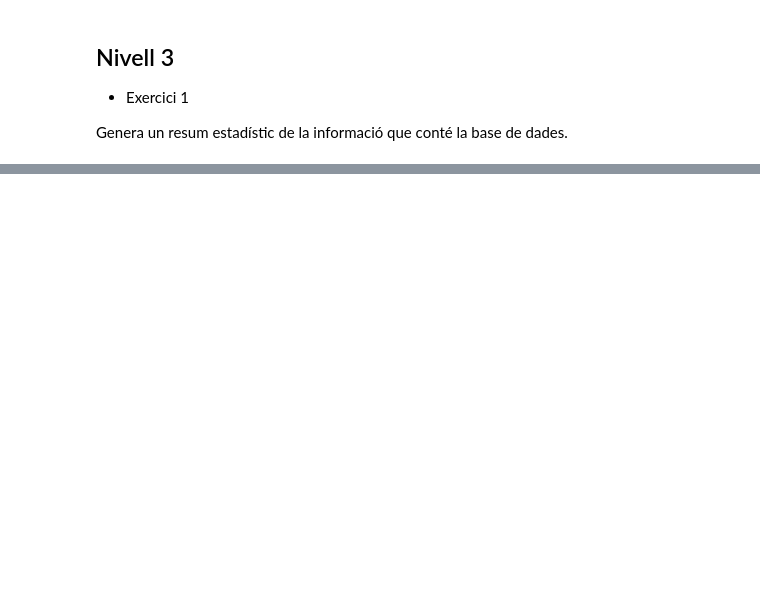
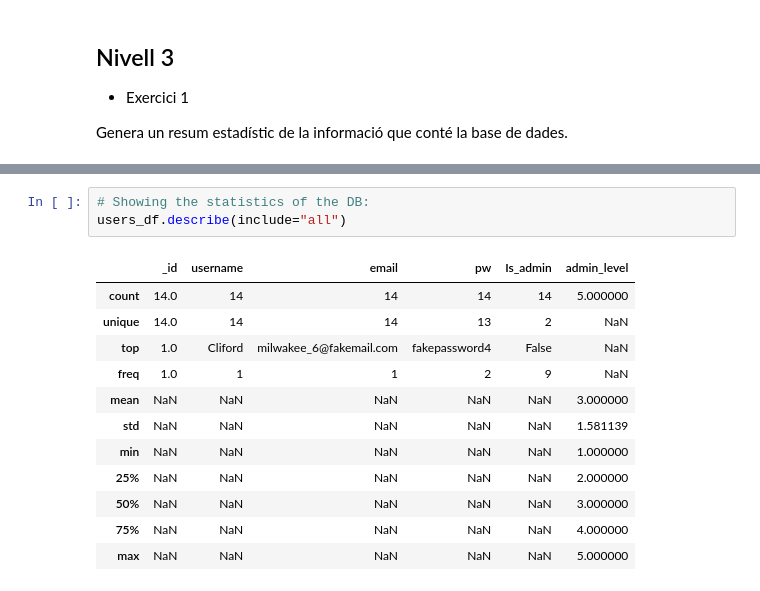
Before and after one commit to Jahdry/Data_Science_Submits, a Jupyter notebook: Sprint18/Bases-de-dades-NoSQL.ipynb, the cells around one changed output, grey strips where cells are left out. Cells and saved outputs as stored; diff of their text form; blank space fills up the shorter version.

```diff
--- a/Sprint18/Bases-de-dades-NoSQL.ipynb
+++ b/Sprint18/Bases-de-dades-NoSQL.ipynb
@@ -166 +208,17 @@ Genera un resum estadístic de la informació que conté la base de dades.
+# %%
+# Showing the statistics of the DB:
+users_df.describe(include="all")
+# %% [output]
+|  | _id | username | email | pw | Is_admin | admin_level |
+| count | 14.0 | 14 | 14 | 14 | 14 | 5.000000 |
+| unique | 14.0 | 14 | 14 | 13 | 2 | NaN |
+| top | 1.0 | Cliford | milwakee_6@fakemail.com | fakepassword4 | False | NaN |
+| freq | 1.0 | 1 | 1 | 2 | 9 | NaN |
+| mean | NaN | NaN | NaN | NaN | NaN | 3.000000 |
+| std | NaN | NaN | NaN | NaN | NaN | 1.581139 |
+| min | NaN | NaN | NaN | NaN | NaN | 1.000000 |
+| 25% | NaN | NaN | NaN | NaN | NaN | 2.000000 |
+| 50% | NaN | NaN | NaN | NaN | NaN | 3.000000 |
+| 75% | NaN | NaN | NaN | NaN | NaN | 4.000000 |
+| max | NaN | NaN | NaN | NaN | NaN | 5.000000 |
 # %% [markdown]
```
Also changed, not shown: parts of 7 cells of this notebook, 2 other files.
